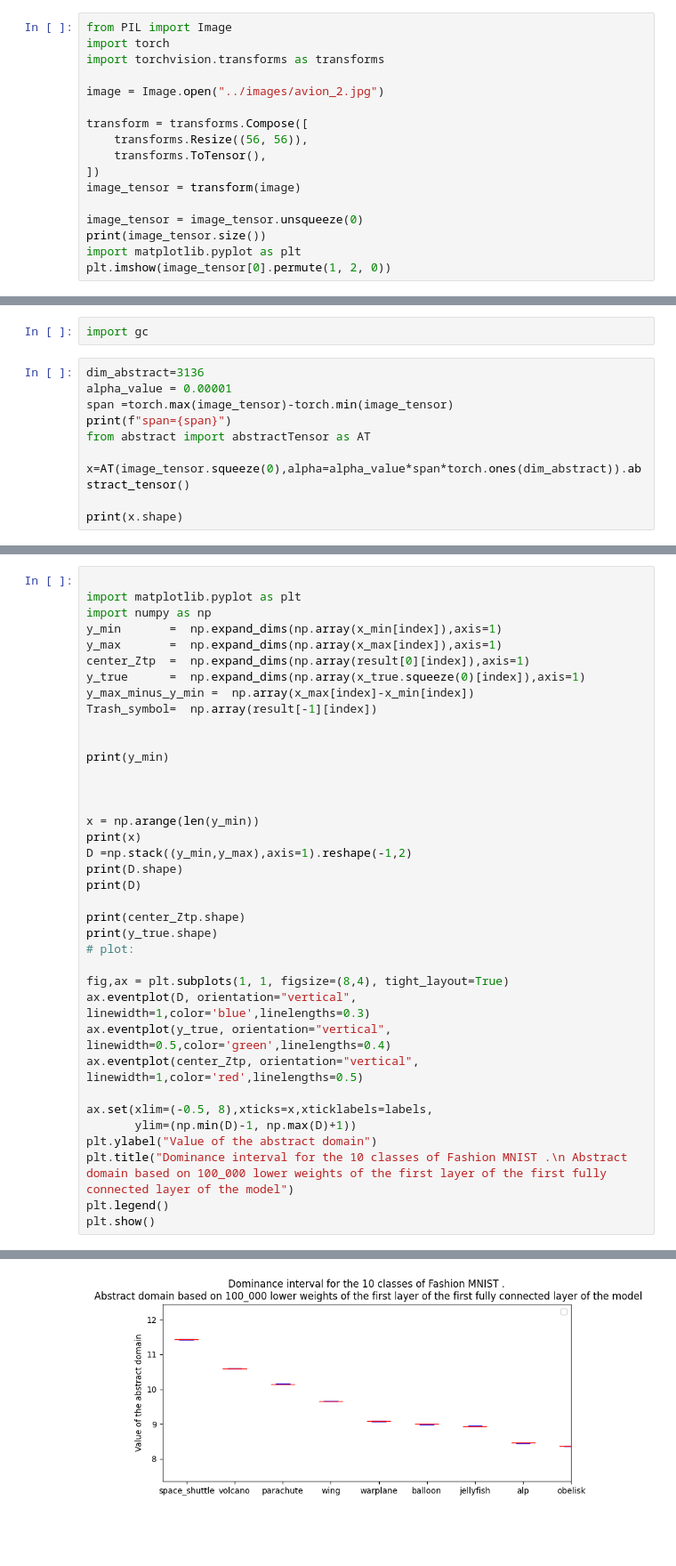
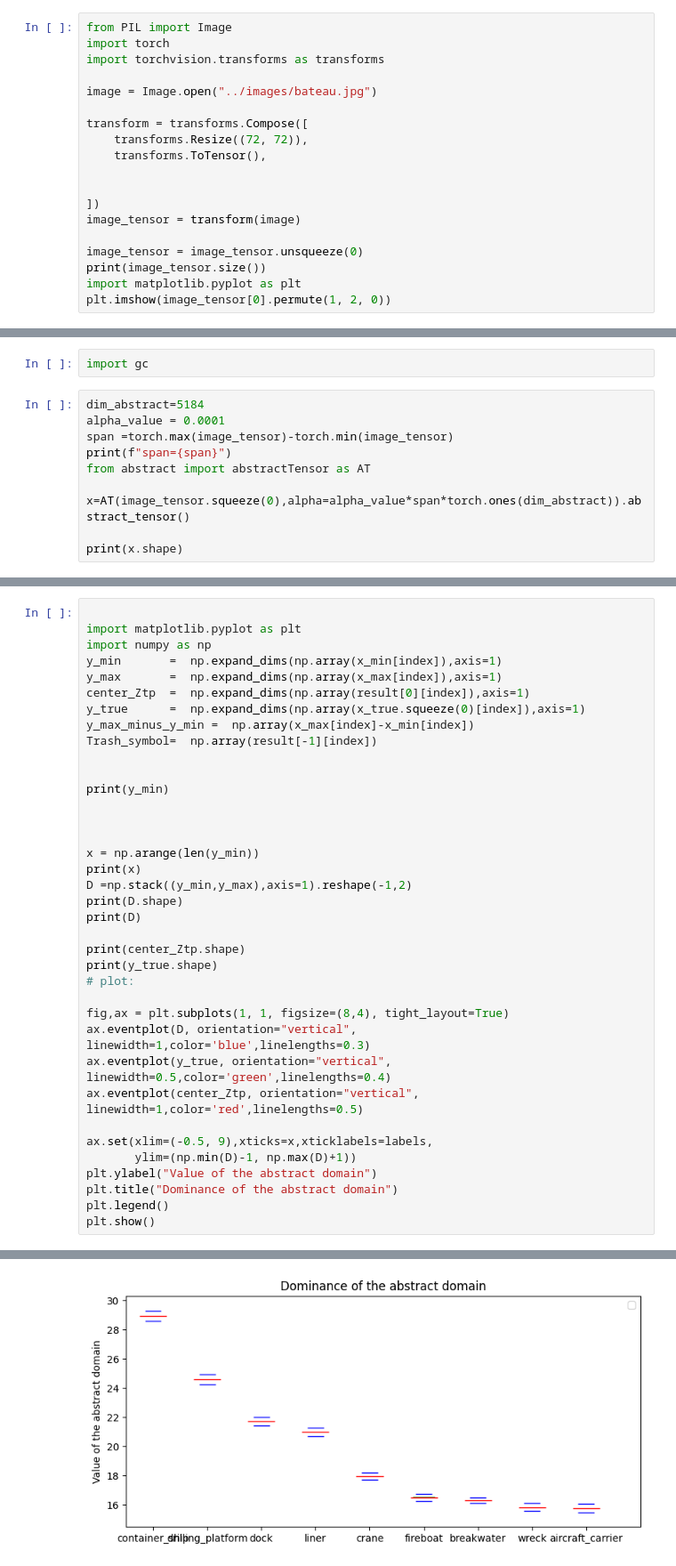
Before and after one commit to guillaume117/AbstractTorch, a Jupyter notebook: notebook/evaluateVGG.ipynb, the cells around one changed output, grey strips where cells are left out. Shown at 89% size. Cells and saved outputs as stored; diff of their text form; blank space fills up the shorter version.

```diff
--- a/notebook/evaluateVGG.ipynb
+++ b/notebook/evaluateVGG.ipynb
@@ -355,11 +355,13 @@ from PIL import Image
 import torch
 import torchvision.transforms as transforms
 
-image = Image.open("../images/avion_2.jpg")
+image = Image.open("../images/bateau.jpg")
 
 transform = transforms.Compose([
-    transforms.Resize((56, 56)),
+    transforms.Resize((72, 72)),
     transforms.ToTensor(),
+
+
 ])
 image_tensor = transform(image)
 
@@ -374,8 +376,8 @@ torch.Size([1, 3, 56, 56])
 # %%
 import gc
 # %%
-dim_abstract=3136
-alpha_value = 0.00001
+dim_abstract=5184
+alpha_value = 0.0001
 span =torch.max(image_tensor)-torch.min(image_tensor)
 print(f"span={span}")
 from abstract import abstractTensor as AT
@@ -482,10 +484,10 @@ ax.eventplot(D, orientation="vertical", linewidth=1,color='blue',linelengths=0.3
 ax.eventplot(y_true, orientation="vertical", linewidth=0.5,color='green',linelengths=0.4)
 ax.eventplot(center_Ztp, orientation="vertical", linewidth=1,color='red',linelengths=0.5)
 
-ax.set(xlim=(-0.5, 8),xticks=x,xticklabels=labels,
+ax.set(xlim=(-0.5, 9),xticks=x,xticklabels=labels,
        ylim=(np.min(D)-1, np.max(D)+1))
 plt.ylabel("Value of the abstract domain")
-plt.title("Dominance interval for the 10 classes of Fashion MNIST .\n Abstract domain based on 100_000 lower weights of the first layer of the first fully connected layer of the model")
+plt.title("Dominance of the abstract domain")
 plt.legend()
 plt.show()
 # %% [output]
@@ -508,6 +510,6 @@ No artists with labels found to put in legend.  Note that artists whose label st
 (9, 1)
 (9, 1)
-[figure, old version]
+[figure, new version]
 # %%
 model.eval()
 res =model(image_tensor)
```
Also changed, not shown: parts of 10 cells of this notebook, 4 other files.
